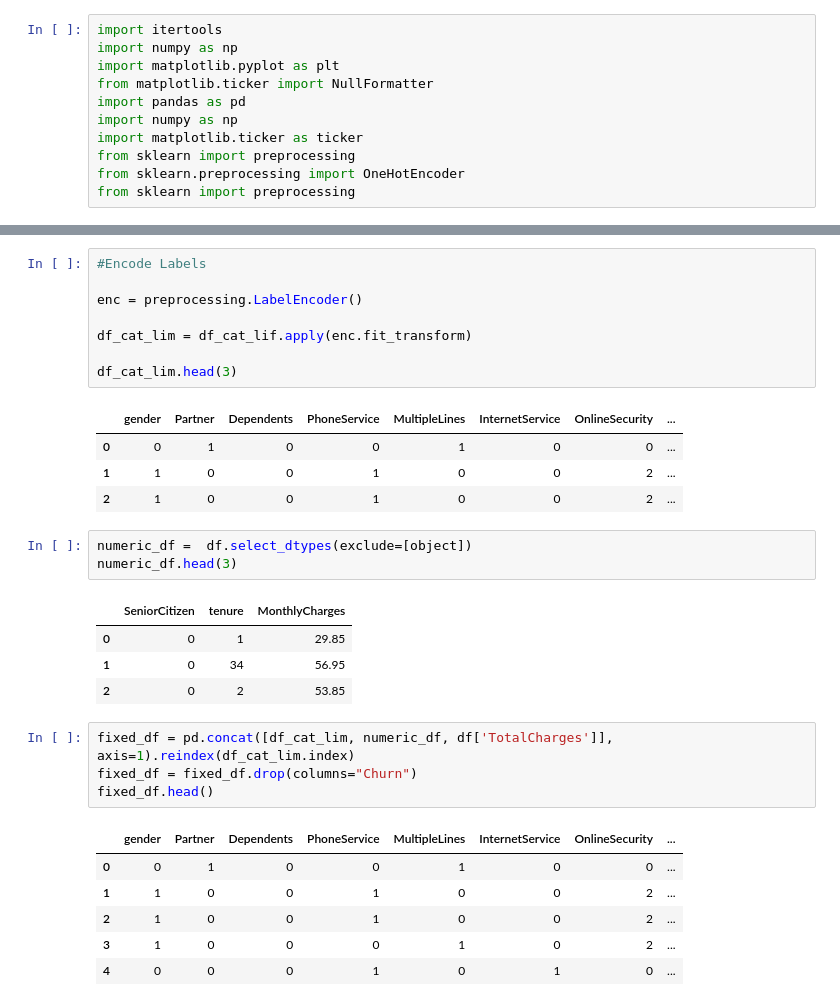
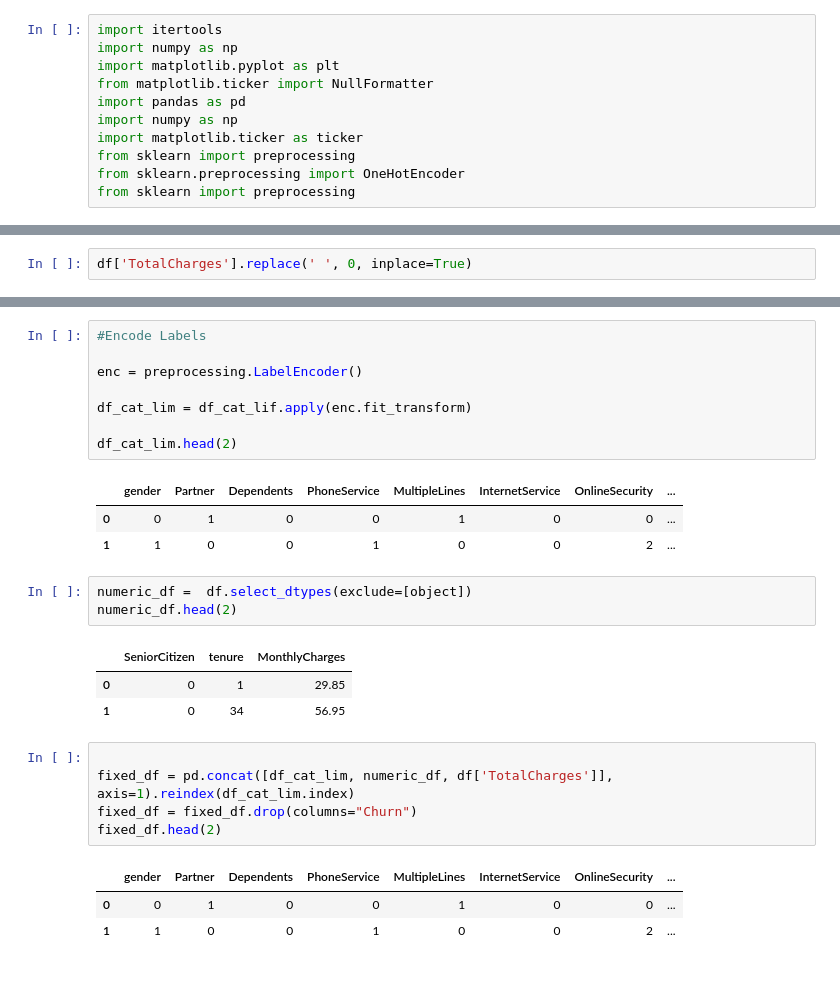
Before and after one commit to IMabuza/k-nearest-neighbours, a Jupyter notebook: k-nearest-neighbours.ipynb, the cells around one changed output, grey strips where cells are left out. Cells and saved outputs as stored; diff of their text form; blank space fills up the shorter version.

```diff
--- a/k-nearest-neighbours.ipynb
+++ b/k-nearest-neighbours.ipynb
@@ -25,3 +36,5 @@ df.head()
+# %%
+df['TotalCharges'].replace(' ', 0, inplace=True)
 # %%
 #Remove customer ID
 
@@ -51,31 +60,27 @@ enc = preprocessing.LabelEncoder()
 
 df_cat_lim = df_cat_lif.apply(enc.fit_transform)
 
-df_cat_lim.head(3)
+df_cat_lim.head(2)
 # %% [output]
 |  | gender | Partner | Dependents | PhoneService | MultipleLines | InternetService | OnlineSecurity | ... |
 | 0 | 0 | 1 | 0 | 0 | 1 | 0 | 0 | ... |
 | 1 | 1 | 0 | 0 | 1 | 0 | 0 | 2 | ... |
-| 2 | 1 | 0 | 0 | 1 | 0 | 0 | 2 | ... |
 # %%
 numeric_df =  df.select_dtypes(exclude=[object])
-numeric_df.head(3)
+numeric_df.head(2)
 # %% [output]
 |  | SeniorCitizen | tenure | MonthlyCharges |
 | 0 | 0 | 1 | 29.85 |
 | 1 | 0 | 34 | 56.95 |
-| 2 | 0 | 2 | 53.85 |
 # %%
+
 fixed_df = pd.concat([df_cat_lim, numeric_df, df['TotalCharges']], axis=1).reindex(df_cat_lim.index)
 fixed_df = fixed_df.drop(columns="Churn")
-fixed_df.head()
+fixed_df.head(2)
 # %% [output]
 |  | gender | Partner | Dependents | PhoneService | MultipleLines | InternetService | OnlineSecurity | ... |
 | 0 | 0 | 1 | 0 | 0 | 1 | 0 | 0 | ... |
 | 1 | 1 | 0 | 0 | 1 | 0 | 0 | 2 | ... |
-| 2 | 1 | 0 | 0 | 1 | 0 | 0 | 2 | ... |
-| 3 | 1 | 0 | 0 | 0 | 1 | 0 | 2 | ... |
-| 4 | 0 | 0 | 0 | 1 | 0 | 1 | 0 | ... |
 # %%
 #Bring Back Churn Column
 #There is probably a better way to do this
```
Also changed, not shown: parts of 10 cells of this notebook.
